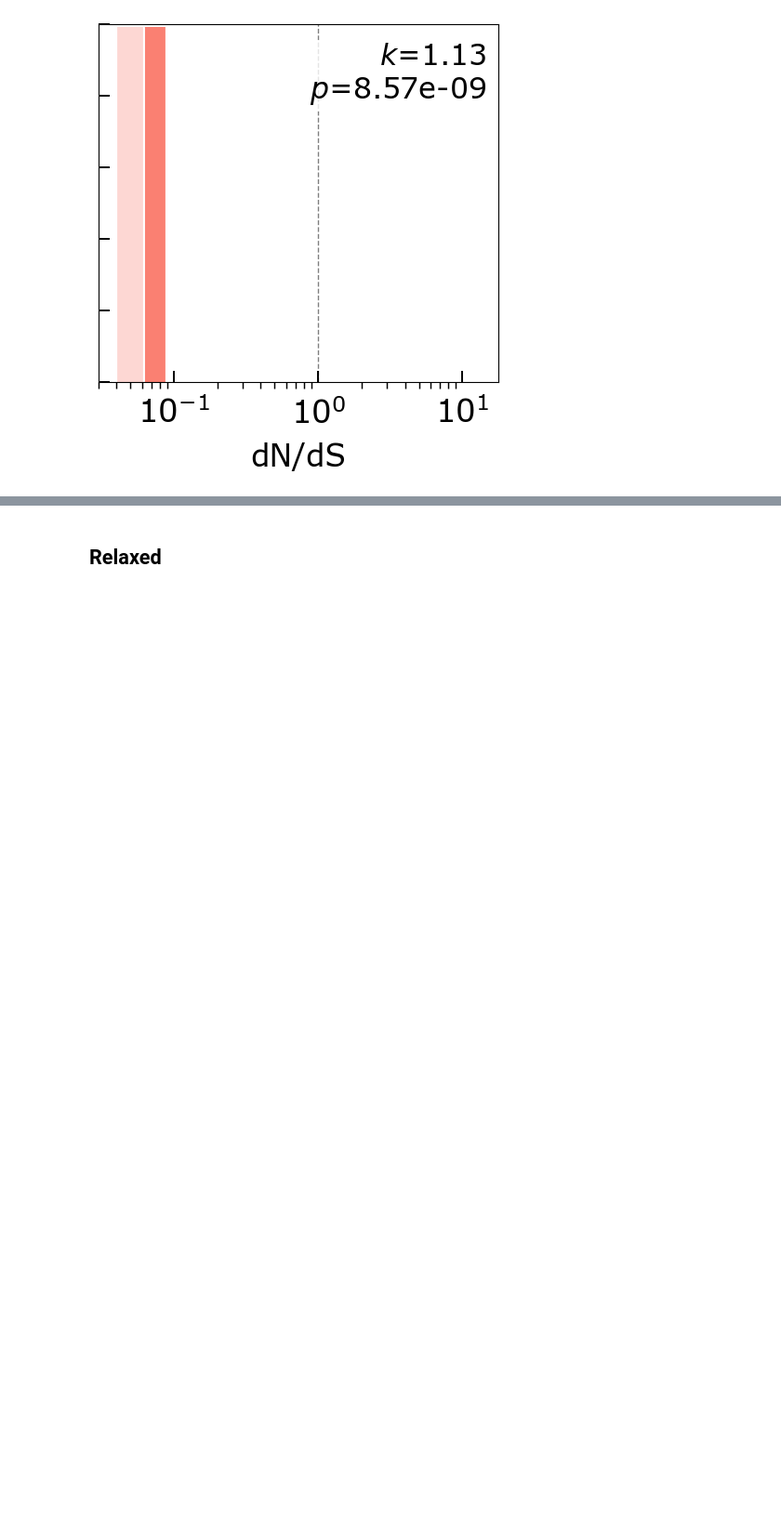
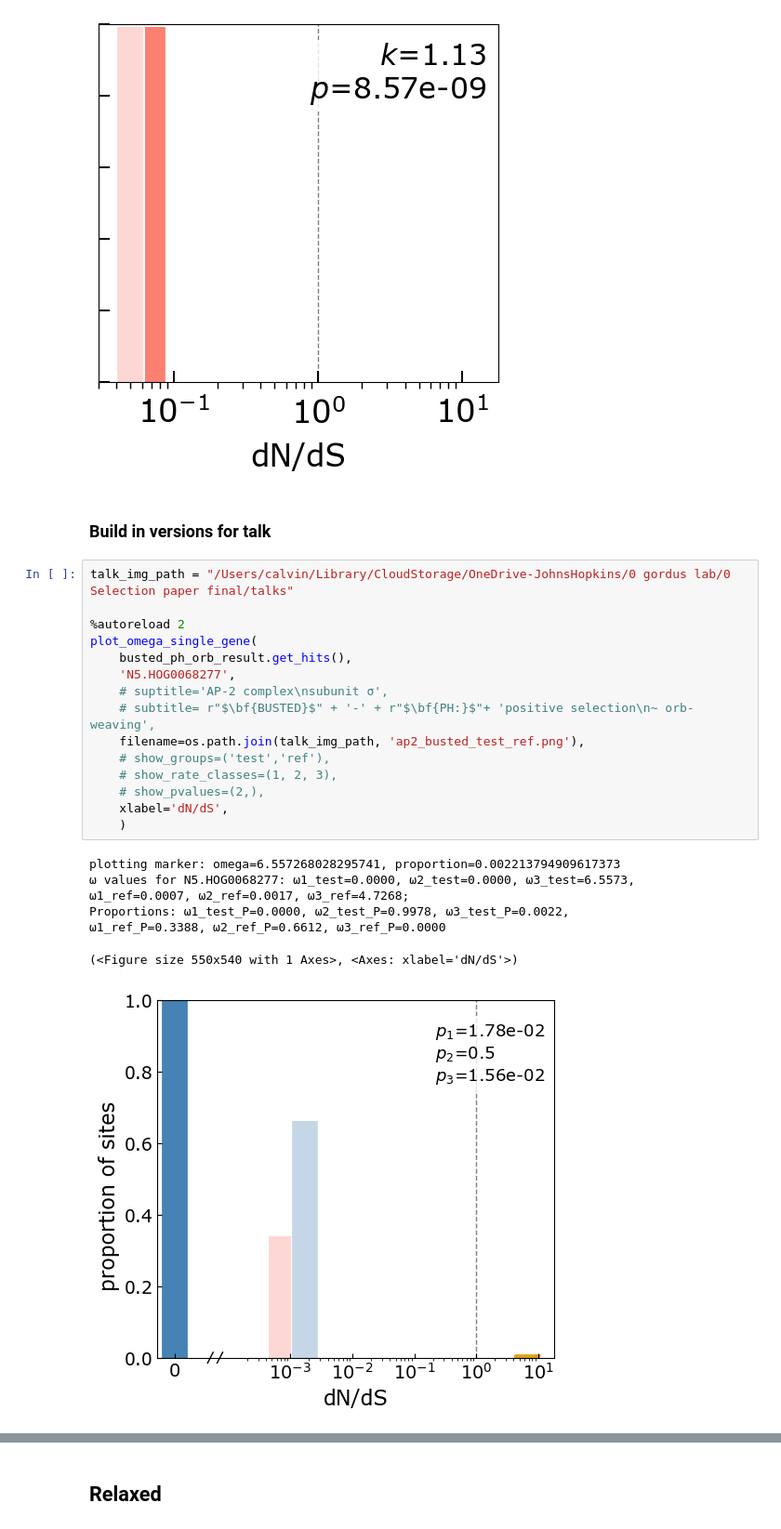
Before and after one commit to GordusLab/orb-selection, a Jupyter notebook: scripts/07_figures_tables/Hyphy Omega Plots.ipynb, the cells around one changed output, grey strips where cells are left out. Shown at 93% size. Cells and saved outputs as stored; diff of their text form; blank space fills up the shorter version.

Commit message:
omega plots for talk

```diff
--- a/scripts/07_figures_tables/Hyphy Omega Plots.ipynb
+++ b/scripts/07_figures_tables/Hyphy Omega Plots.ipynb
@@ -273,3 +273,28 @@ Proportions: ω1_test_P=0.9942, ω2_test_P=0.0000, ω3_test_P=0.0000,
 [figure]
 [figure]
 [figure]
+# %% [markdown]
+### Build in versions for talk
+# %%
+talk_img_path = "/Users/calvin/Library/CloudStorage/OneDrive-JohnsHopkins/0 gordus lab/0 Selection paper final/talks"
+
+%autoreload 2
+plot_omega_single_gene(
+    busted_ph_orb_result.get_hits(),
+    'N5.HOG0068277',
+    # suptitle='AP-2 complex\nsubunit σ',
+    # subtitle= r"$\bf{BUSTED}$" + '-' + r"$\bf{PH:}$"+ 'positive selection\n~ orb-weaving',
+    filename=os.path.join(talk_img_path, 'ap2_busted_test_ref.png'),
+    # show_groups=('test','ref'),
+    # show_rate_classes=(1, 2, 3),
+    # show_pvalues=(2,),
+    xlabel='dN/dS',
+    )
+# %% [output]
+plotting marker: omega=6.557268028295741, proportion=0.002213794909617373
+ω values for N5.HOG0068277: ω1_test=0.0000, ω2_test=0.0000, ω3_test=6.5573,
+ω1_ref=0.0007, ω2_ref=0.0017, ω3_ref=4.7268;
+Proportions: ω1_test_P=0.0000, ω2_test_P=0.9978, ω3_test_P=0.0022,
+ω1_ref_P=0.3388, ω2_ref_P=0.6612, ω3_ref_P=0.0000
+(<Figure size 550x540 with 1 Axes>, <Axes: xlabel='dN/dS'>)
+[figure, added]
```
Also changed, not shown: parts of 3 cells of this notebook.
